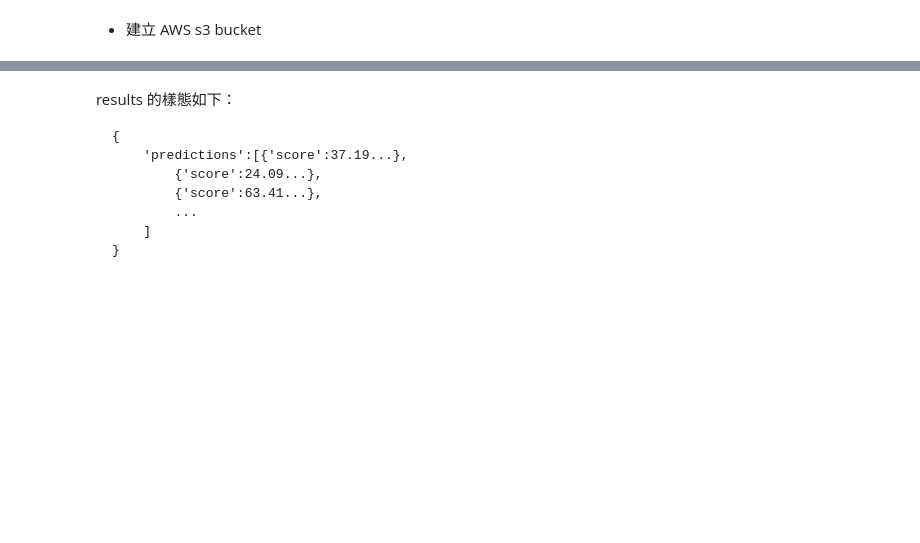
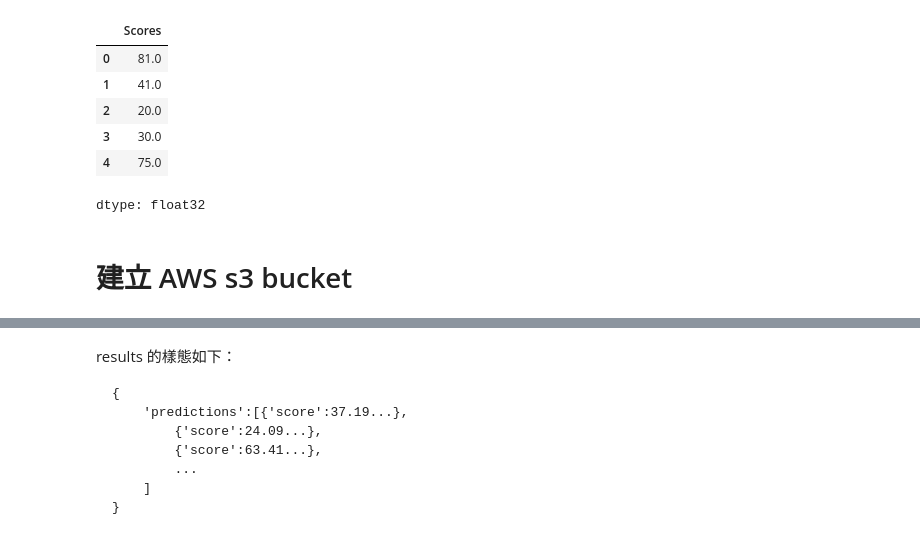
Before and after one commit to henrykohl/MLOps-Foundation, a Jupyter notebook: 10.Segamaker/ml project.ipynb, the cells around one changed output, grey strips where cells are left out. Drawn from its saved outputs; the diff is of its cells as text; code cells hidden in the pictures; blank space fills up the shorter version.

```diff
--- a/10.Segamaker/ml project.ipynb
+++ b/10.Segamaker/ml project.ipynb
@@ -17,7 +34,7 @@ df.shape
 # %%
 # separate x and y
-x=df[["Hours"]]
-y=df[["scores"]]
+x=df[["Hours"]]   ## 輸出 DataFrame
+y=df[["Scores"]]  ## 輸出 DataFrame
 # %%
 # checking data types
 x.dtypes
@@ -46,3 +104,13 @@ y_test = y_test.iloc[:,0]
+# %%
+y_test
+# %% [output]
+|  | Scores |
+| 0 | 81.0 |
+| 1 | 41.0 |
+| 2 | 20.0 |
+| 3 | 30.0 |
+| 4 | 75.0 |
+dtype: float32
 # %% [markdown]
-* 建立 AWS s3 bucket
+# 建立 AWS s3 bucket
 # %% [markdown]
```
Also changed, not shown: parts of 23 cells of this notebook.
